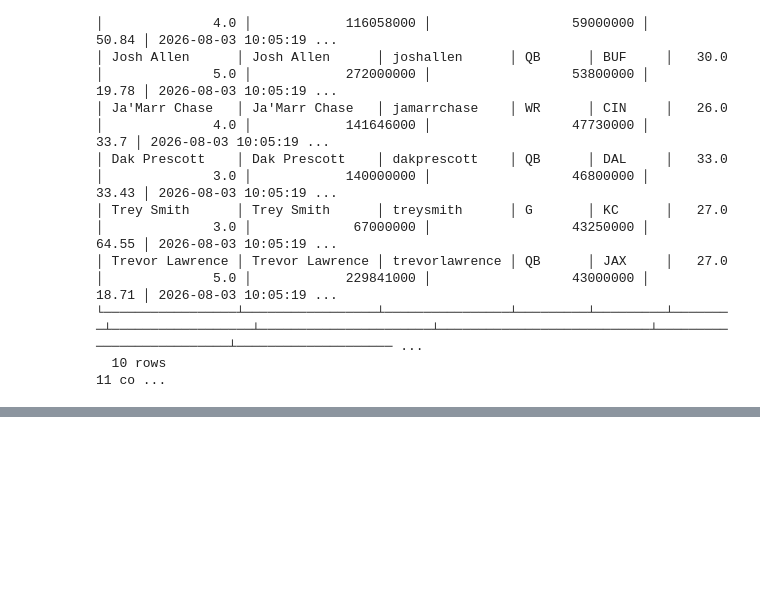
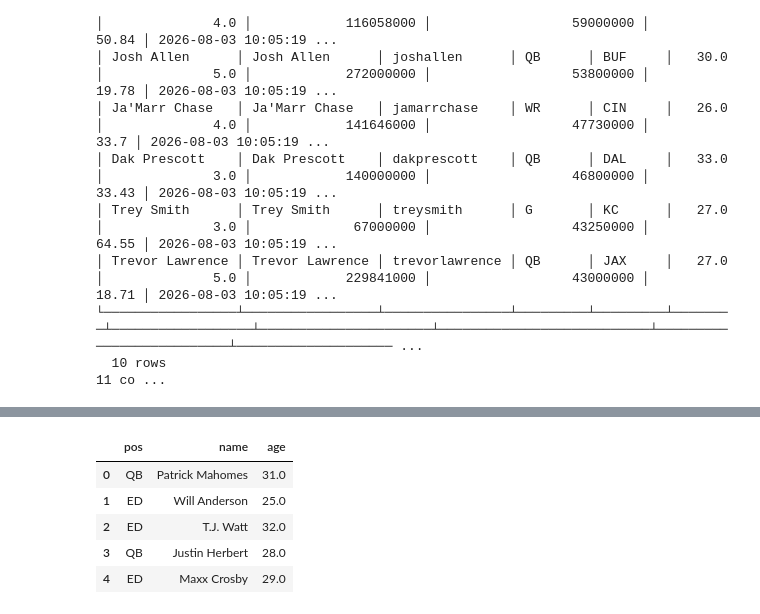
Before and after one commit to jwalluww/fieldview, a Jupyter notebook: nfl/notebooks/nfl_eda.ipynb, the cells around one changed output, grey strips where cells are left out. Drawn from its saved outputs; the diff is of its cells as text; code cells hidden in the pictures; blank space fills up the shorter version.

```diff
--- a/nfl/notebooks/nfl_eda.ipynb
+++ b/nfl/notebooks/nfl_eda.ipynb
@@ -152,0 +173,9 @@ con.sql(f"SELECT * FROM spotrac_contracts limit 10")
+# %%
+df.head()
+# %% [output]
+|  | pos | name | age |
+| 0 | QB | Patrick Mahomes | 31.0 |
+| 1 | ED | Will Anderson | 25.0 |
+| 2 | ED | T.J. Watt | 32.0 |
+| 3 | QB | Justin Herbert | 28.0 |
+| 4 | ED | Maxx Crosby | 29.0 |
```
Also changed, not shown: parts of 5 cells of this notebook, 9 other files.
